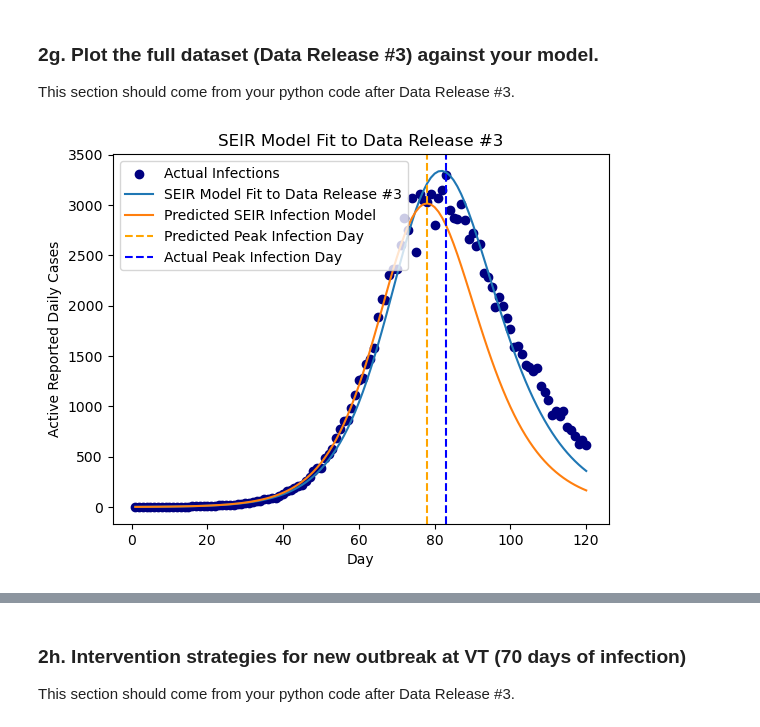
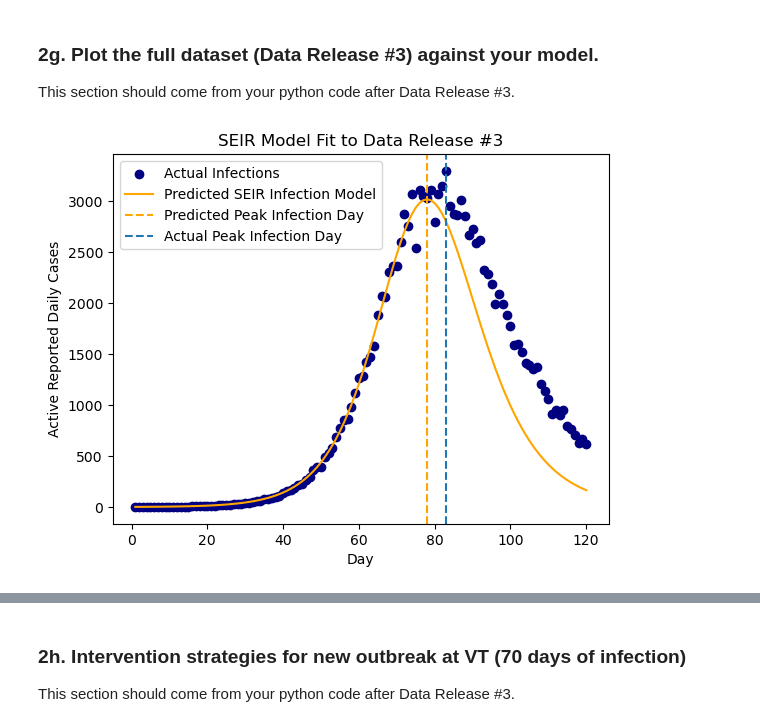
Before and after one commit to gracevl/Module-2-Epidemics-SIR-Modeling_lee_abed, a Jupyter notebook: Notebook examples/Template_student_final_notebook.ipynb, the cells around one changed output, grey strips where cells are left out. Saved outputs shown, nothing was run; the diff lists cells and outputs as text; code cells hidden in the pictures.

```diff
--- a/Notebook examples/Template_student_final_notebook.ipynb
+++ b/Notebook examples/Template_student_final_notebook.ipynb
@@ -258,19 +246,16 @@ This section should come from your python code after Data Release #3.
 # %%
 data3 = pd.read_csv('/Users/gracelee/Documents/computational BME/Module-2-Epidemics-SIR-Modeling_lee_abed/Data/mystery_virus_daily_active_counts_RELEASE#3.csv')
 timepoints3 = data3["day"]
 
 plt.scatter(data3["day"], data3["active reported daily cases"], label="Actual Infections", color = 'navy')
 
-bestb, bests, bestg, bestsse = optimize(timepoints3, N, S0, E0, I0, R0, data3)
-predicted = SEIR_model(bestb, bests, bestg, S0, E0, I0, R0, timepoints3, N)
-plt.plot(timepoints3, predicted[2][1:len(timepoints3)+1], label="SEIR Model Fit to Data Release #3")
-plt.plot(future_timepoints, future_predicted[2][1:len(future_timepoints)+1], label="Predicted SEIR Infection Model")
+plt.plot(future_timepoints, future_predicted[2][1:len(future_timepoints)+1], label="Predicted SEIR Infection Model", color = 'orange')
 plt.axvline(x=peak_day, color='orange', linestyle='--', label='Predicted Peak Infection Day')
 plt.axvline(x=83, linestyle='--', label='Actual Peak Infection Day')
 plt.xlabel("Day")
 plt.ylabel("Active Reported Daily Cases")
 plt.title("SEIR Model Fit to Data Release #3")
 plt.legend()
 plt.show()
 # %% [output]
-[figure, old version]
+[figure, new version]
```
Also changed, not shown: parts of 2 cells of this notebook.
